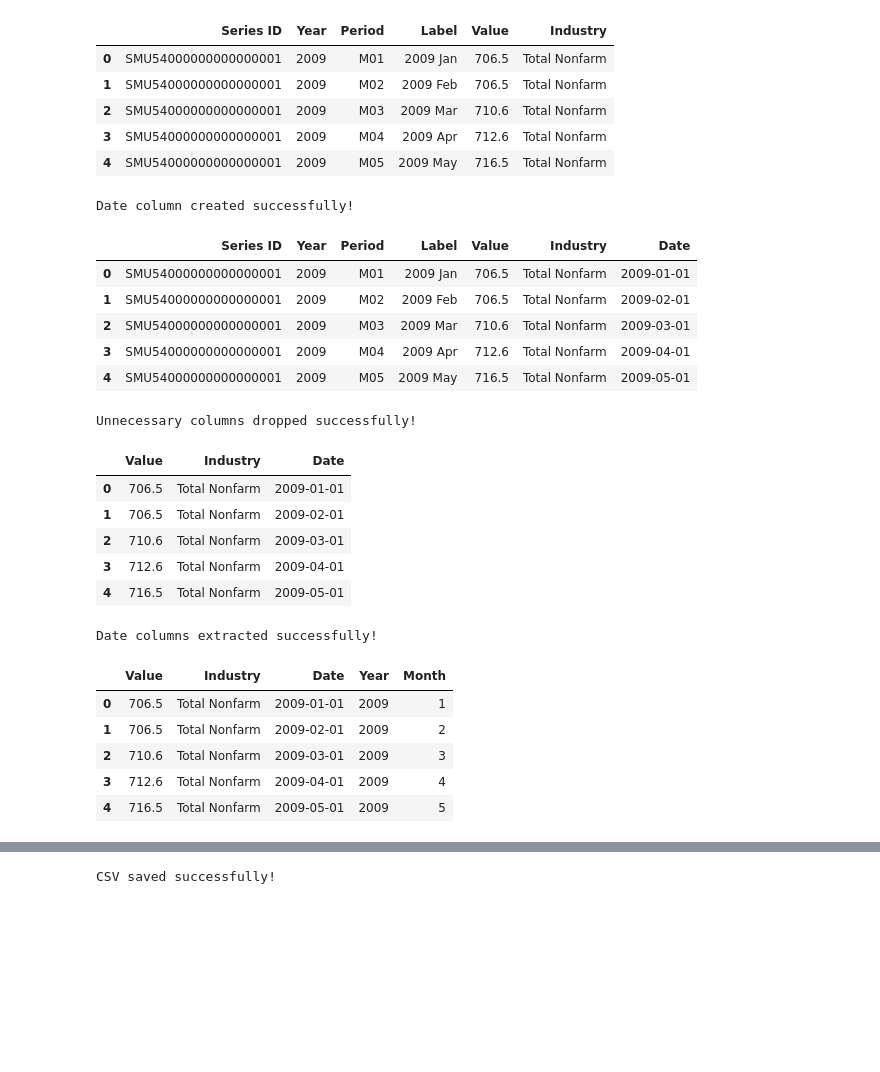
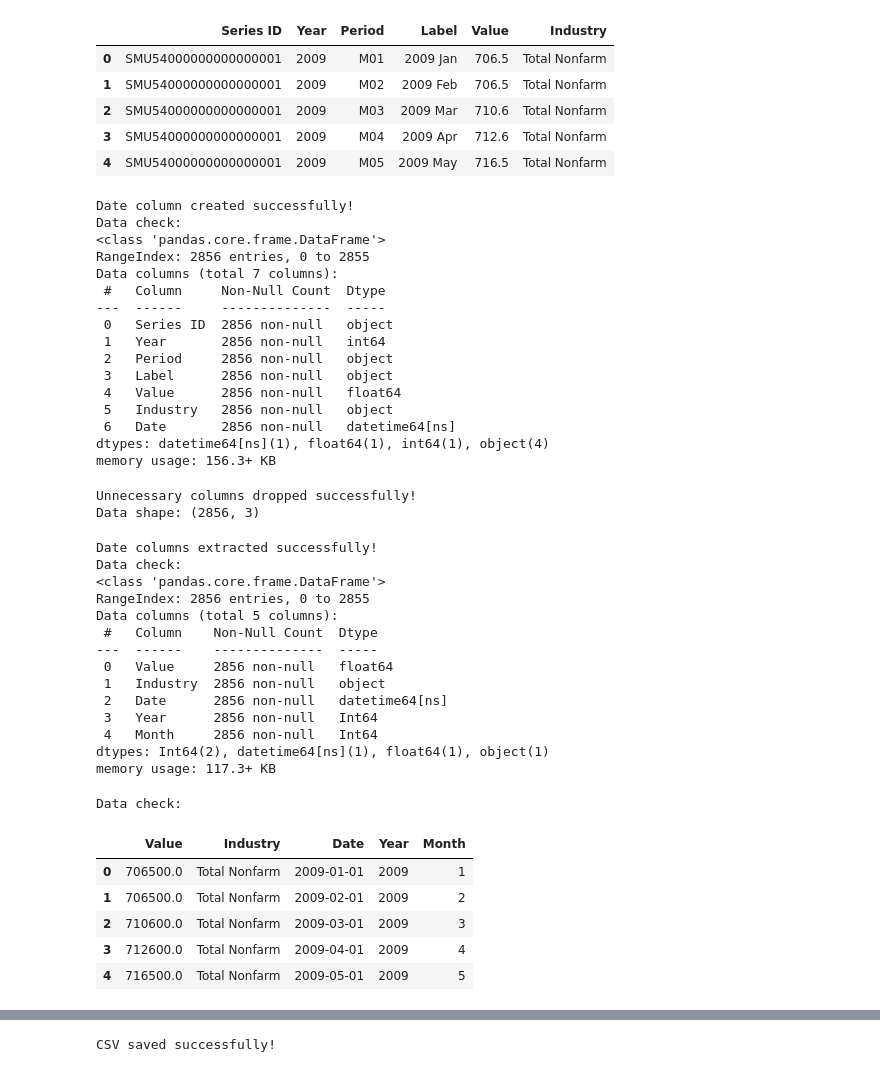
Before and after one commit to bgizzle78/nf-insights-project, a Jupyter notebook: notebooks/bls_employ_data_cleaning.ipynb, the cells around one changed output, grey strips where cells are left out. Drawn from its saved outputs; the diff is of its cells as text; code cells hidden in the pictures; blank space fills up the shorter version.

```diff
--- a/notebooks/bls_employ_data_cleaning.ipynb
+++ b/notebooks/bls_employ_data_cleaning.ipynb
@@ -97,30 +97,35 @@ blsemp_df['Date'] = pd.to_datetime(blsemp_df['Year'].astype(str) + '-' + blsemp_
 
 print('Date column created successfully!')
 
-blsemp_df.head()
+print('Data check:')
+blsemp_df.info()
 # %% [output]
 Date column created successfully!
+Data check:
+<class 'pandas.core.frame.DataFrame'>
+RangeIndex: 2856 entries, 0 to 2855
+Data columns (total 7 columns):
+ #   Column     Non-Null Count  Dtype
+---  ------     --------------  -----
+ 0   Series ID  2856 non-null   object
+ 1   Year       2856 non-null   int64
+ 2   Period     2856 non-null   object
+ 3   Label      2856 non-null   object
+ 4   Value      2856 non-null   float64
+ 5   Industry   2856 non-null   object
+ 6   Date       2856 non-null   datetime64[ns]
+dtypes: datetime64[ns](1), float64(1), int64(1), object(4)
+memory usage: 156.3+ KB
-|  | Series ID | Year | Period | Label | Value | Industry | Date |
-| 0 | SMU54000000000000001 | 2009 | M01 | 2009 Jan | 706.5 | Total Nonfarm | 2009-01-01 |
-| 1 | SMU54000000000000001 | 2009 | M02 | 2009 Feb | 706.5 | Total Nonfarm | 2009-02-01 |
-| 2 | SMU54000000000000001 | 2009 | M03 | 2009 Mar | 710.6 | Total Nonfarm | 2009-03-01 |
-| 3 | SMU54000000000000001 | 2009 | M04 | 2009 Apr | 712.6 | Total Nonfarm | 2009-04-01 |
-| 4 | SMU54000000000000001 | 2009 | M05 | 2009 May | 716.5 | Total Nonfarm | 2009-05-01 |
 # %%
 # Drop unnecessary columns
 blsemp_df = blsemp_df.drop(columns=['Series ID', 'Year', 'Period', 'Label'])
 
 print('Unnecessary columns dropped successfully!')
 
-blsemp_df.head()
+print('Data shape:', blsemp_df.shape)
 # %% [output]
 Unnecessary columns dropped successfully!
+Data shape: (2856, 3)
-|  | Value | Industry | Date |
-| 0 | 706.5 | Total Nonfarm | 2009-01-01 |
-| 1 | 706.5 | Total Nonfarm | 2009-02-01 |
-| 2 | 710.6 | Total Nonfarm | 2009-03-01 |
-| 3 | 712.6 | Total Nonfarm | 2009-04-01 |
-| 4 | 716.5 | Total Nonfarm | 2009-05-01 |
 # %%
 # Extract year and month from date column
 blsemp_df['Year'] = blsemp_df['Date'].dt.year.astype('Int64')
@@ -128,15 +133,40 @@ blsemp_df['Month'] = blsemp_df['Date'].dt.month.astype('Int64')
 
 print('Date columns extracted successfully!')
 
-blsemp_df.head()
+print('Data check:')
+blsemp_df.info()
 # %% [output]
 Date columns extracted successfully!
+Data check:
+<class 'pandas.core.frame.DataFrame'>
+RangeIndex: 2856 entries, 0 to 2855
+Data columns (total 5 columns):
+ #   Column    Non-Null Count  Dtype
+---  ------    --------------  -----
+ 0   Value     2856 non-null   float64
+ 1   Industry  2856 non-null   object
+ 2   Date      2856 non-null   datetime64[ns]
+ 3   Year      2856 non-null   Int64
+ 4   Month     2856 non-null   Int64
+dtypes: Int64(2), datetime64[ns](1), float64(1), object(1)
+memory usage: 117.3+ KB
-|  | Value | Industry | Date | Year | Month |
-| 0 | 706.5 | Total Nonfarm | 2009-01-01 | 2009 | 1 |
-| 1 | 706.5 | Total Nonfarm | 2009-02-01 | 2009 | 2 |
-| 2 | 710.6 | Total Nonfarm | 2009-03-01 | 2009 | 3 |
-| 3 | 712.6 | Total Nonfarm | 2009-04-01 | 2009 | 4 |
-| 4 | 716.5 | Total Nonfarm | 2009-05-01 | 2009 | 5 |
+# %%
+# Change measure of values into correct format (1,000s of jobs)
+blsemp_df['Value'] = blsemp_df['Value'] * 1000
+
+# Round for readability
+blsemp_df['Value'] = blsemp_df['Value'].round(2)
+
+print('Data check:')
+blsemp_df.head()
+# %% [output]
+Data check:
+|  | Value | Industry | Date | Year | Month |
+| 0 | 706500.0 | Total Nonfarm | 2009-01-01 | 2009 | 1 |
+| 1 | 706500.0 | Total Nonfarm | 2009-02-01 | 2009 | 2 |
+| 2 | 710600.0 | Total Nonfarm | 2009-03-01 | 2009 | 3 |
+| 3 | 712600.0 | Total Nonfarm | 2009-04-01 | 2009 | 4 |
+| 4 | 716500.0 | Total Nonfarm | 2009-05-01 | 2009 | 5 |
 # %%
 # Check for duplicates
 duplicates = blsemp_df.duplicated().sum()
```
Also changed, not shown: parts of 5 cells of this notebook, 1 other file.
